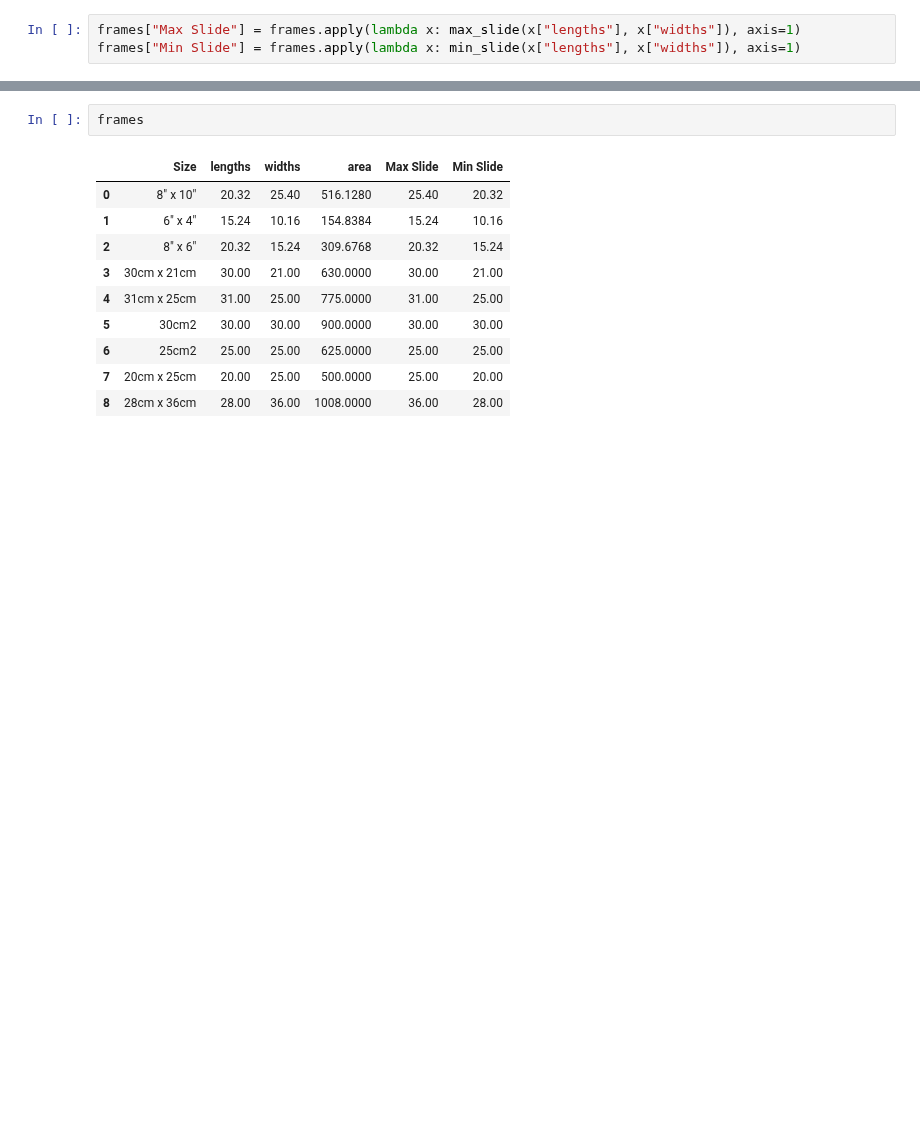
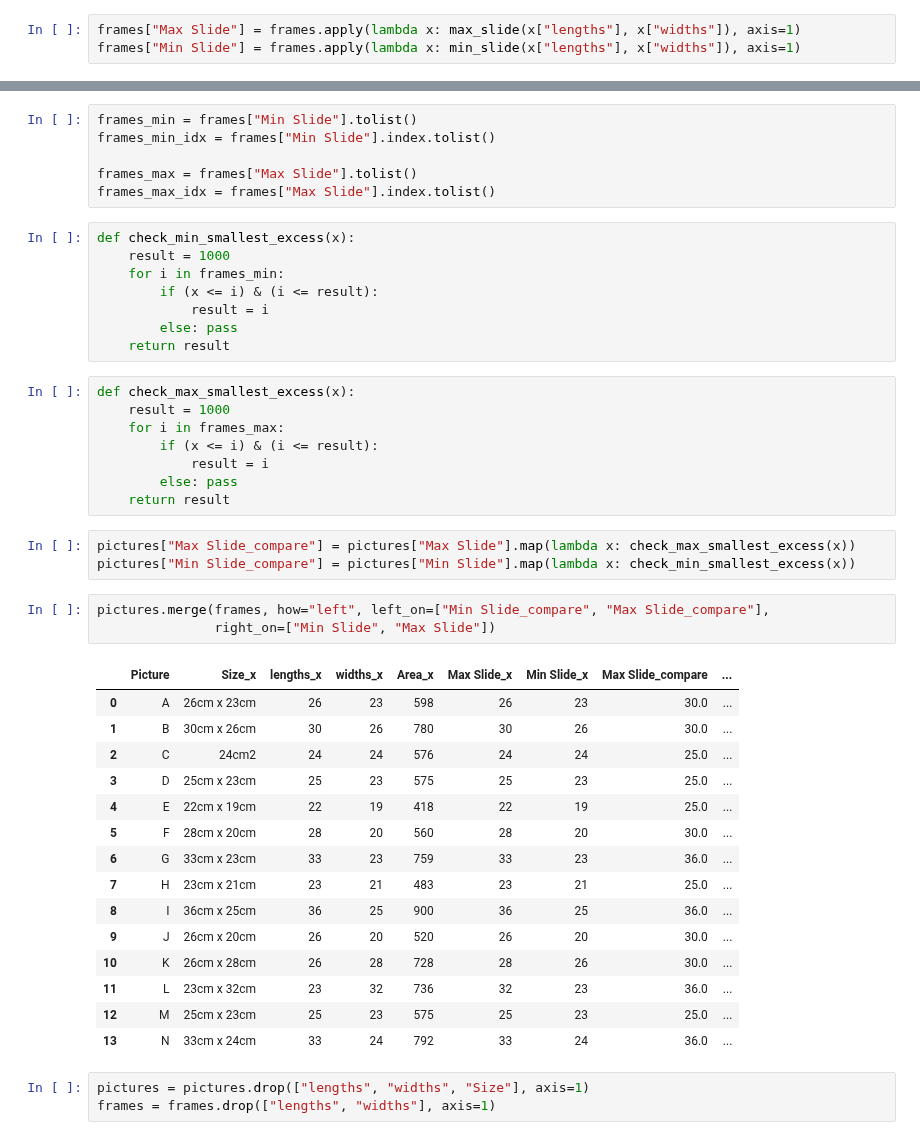
Before and after one commit to hyunjun33/Data_preprocessing, a Jupyter notebook: Preppin' Data 2021 Week 35 Challenge.ipynb, the cells around one changed output, grey strips where cells are left out. Saved outputs shown, nothing was run; the diff lists cells and outputs as text; blank space fills up the shorter version.

```diff
--- a/Preppin' Data 2021 Week 35 Challenge.ipynb
+++ b/Preppin' Data 2021 Week 35 Challenge.ipynb
@@ -191,13 +178,47 @@ pictures
-# %%
-frames
-# %% [output]
-|  | Size | lengths | widths | area | Max Slide | Min Slide |
-| 0 | 8" x 10" | 20.32 | 25.40 | 516.1280 | 25.40 | 20.32 |
-| 1 | 6" x 4" | 15.24 | 10.16 | 154.8384 | 15.24 | 10.16 |
-| 2 | 8" x 6" | 20.32 | 15.24 | 309.6768 | 20.32 | 15.24 |
-| 3 | 30cm x 21cm | 30.00 | 21.00 | 630.0000 | 30.00 | 21.00 |
-| 4 | 31cm x 25cm | 31.00 | 25.00 | 775.0000 | 31.00 | 25.00 |
-| 5 | 30cm2 | 30.00 | 30.00 | 900.0000 | 30.00 | 30.00 |
-| 6 | 25cm2 | 25.00 | 25.00 | 625.0000 | 25.00 | 25.00 |
-| 7 | 20cm x 25cm | 20.00 | 25.00 | 500.0000 | 25.00 | 20.00 |
-| 8 | 28cm x 36cm | 28.00 | 36.00 | 1008.0000 | 36.00 | 28.00 |
+# %%
+frames_min = frames["Min Slide"].tolist()
+frames_min_idx = frames["Min Slide"].index.tolist()
+
+frames_max = frames["Max Slide"].tolist()
+frames_max_idx = frames["Max Slide"].index.tolist()
+# %%
+def check_min_smallest_excess(x):
+    result = 1000
+    for i in frames_min:
+        if (x <= i) & (i <= result):
+            result = i
+        else: pass
+    return result
+# %%
+def check_max_smallest_excess(x):
+    result = 1000
+    for i in frames_max:
+        if (x <= i) & (i <= result):
+            result = i
+        else: pass
+    return result
+# %%
+pictures["Max Slide_compare"] = pictures["Max Slide"].map(lambda x: check_max_smallest_excess(x))
+pictures["Min Slide_compare"] = pictures["Min Slide"].map(lambda x: check_min_smallest_excess(x))
+# %%
+pictures.merge(frames, how="left", left_on=["Min Slide_compare", "Max Slide_compare"],
+               right_on=["Min Slide", "Max Slide"])
+# %% [output]
+|  | Picture | Size_x | lengths_x | widths_x | Area_x | Max Slide_x | Min Slide_x | Max Slide_compare | ... |
+| 0 | A | 26cm x 23cm | 26 | 23 | 598 | 26 | 23 | 30.0 | ... |
+| 1 | B | 30cm x 26cm | 30 | 26 | 780 | 30 | 26 | 30.0 | ... |
+| 2 | C | 24cm2 | 24 | 24 | 576 | 24 | 24 | 25.0 | ... |
+| 3 | D | 25cm x 23cm | 25 | 23 | 575 | 25 | 23 | 25.0 | ... |
+| 4 | E | 22cm x 19cm | 22 | 19 | 418 | 22 | 19 | 25.0 | ... |
+| 5 | F | 28cm x 20cm | 28 | 20 | 560 | 28 | 20 | 30.0 | ... |
+| 6 | G | 33cm x 23cm | 33 | 23 | 759 | 33 | 23 | 36.0 | ... |
+| 7 | H | 23cm x 21cm | 23 | 21 | 483 | 23 | 21 | 25.0 | ... |
+| 8 | I | 36cm x 25cm | 36 | 25 | 900 | 36 | 25 | 36.0 | ... |
+| 9 | J | 26cm x 20cm | 26 | 20 | 520 | 26 | 20 | 30.0 | ... |
+| 10 | K | 26cm x 28cm | 26 | 28 | 728 | 28 | 26 | 30.0 | ... |
+| 11 | L | 23cm x 32cm | 23 | 32 | 736 | 32 | 23 | 36.0 | ... |
+| 12 | M | 25cm x 23cm | 25 | 23 | 575 | 25 | 23 | 25.0 | ... |
+| 13 | N | 33cm x 24cm | 33 | 24 | 792 | 33 | 24 | 36.0 | ... |
+# %%
+pictures = pictures.drop(["lengths", "widths", "Size"], axis=1)
+frames = frames.drop(["lengths", "widths"], axis=1)
```
Also changed, not shown: parts of 12 cells of this notebook.
